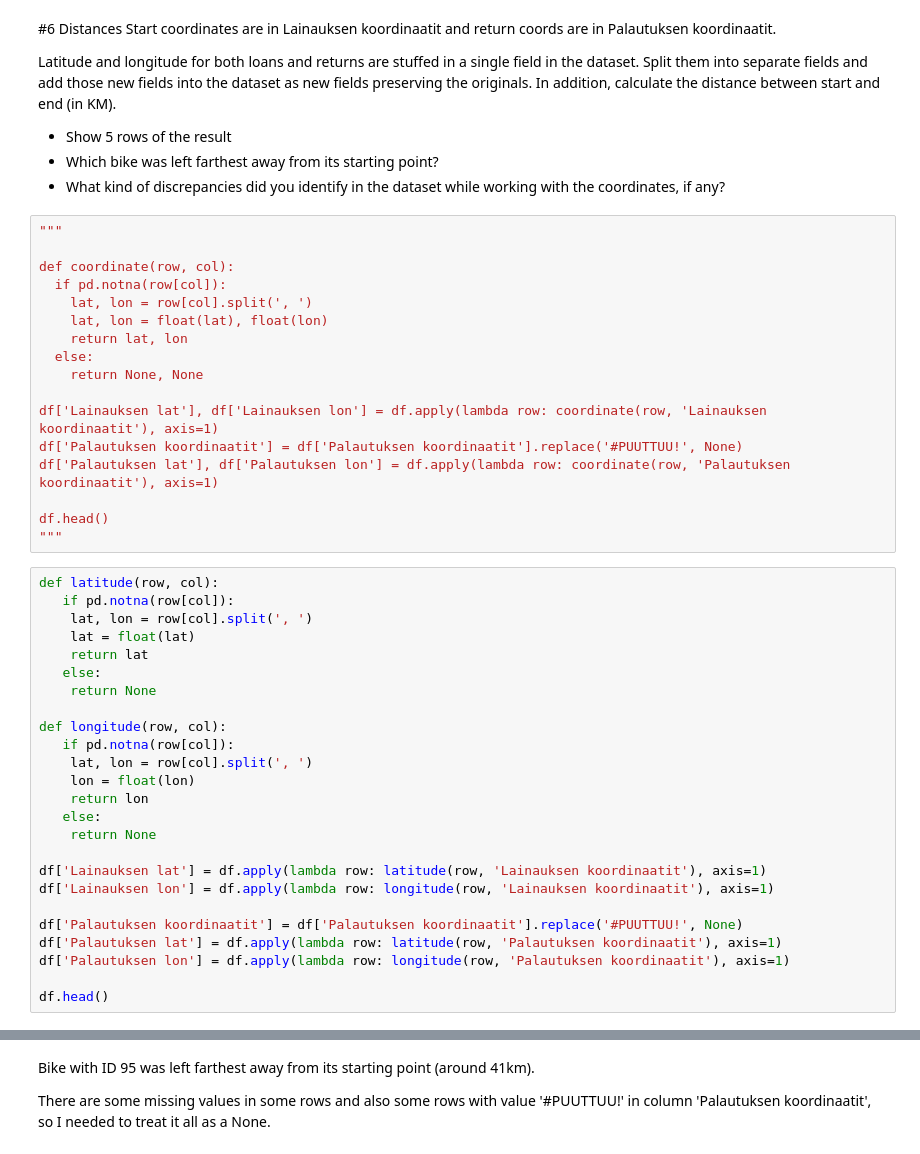
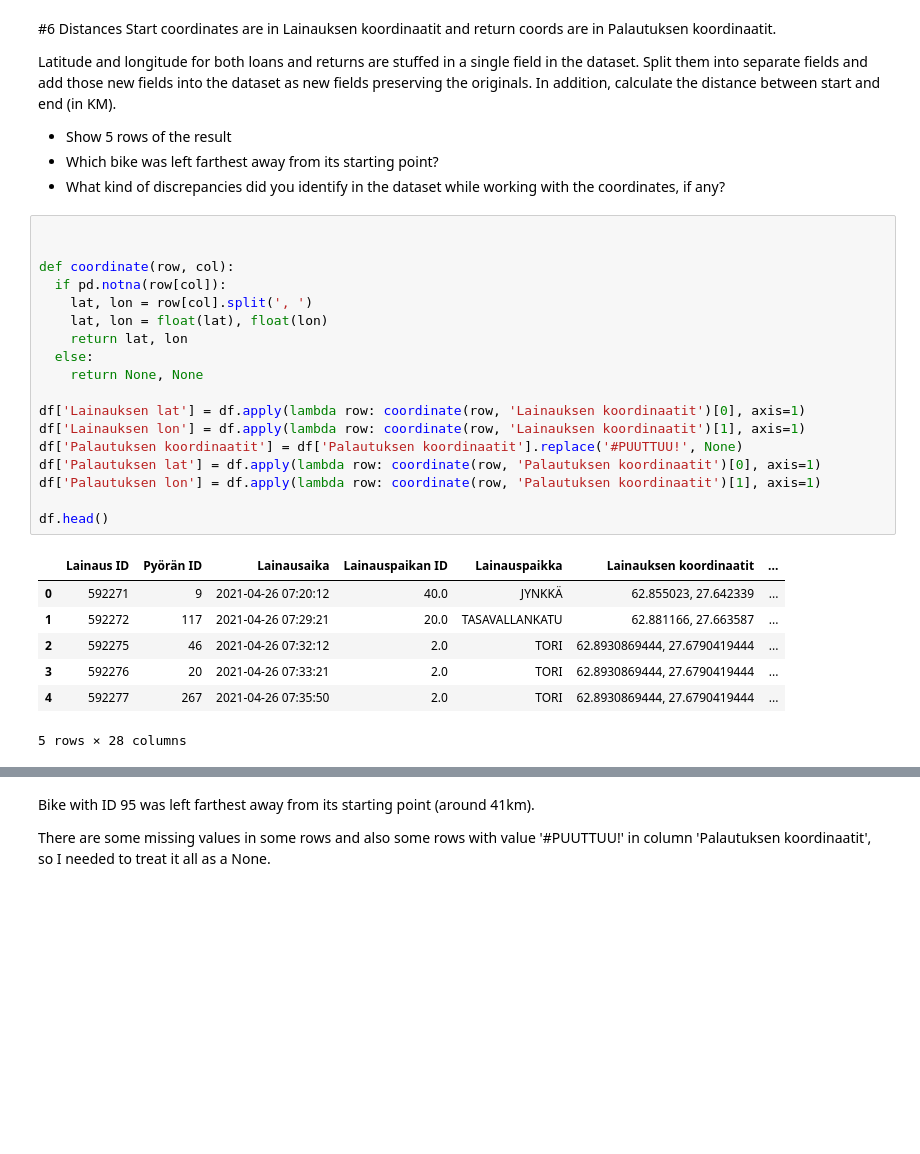
Before and after one commit to TanjaMenkovic/task, a Jupyter notebook: bikes.ipynb, the cells around one changed output, grey strips where cells are left out. Cells and saved outputs as stored; diff of their text form; blank space fills up the shorter version.

```diff
--- a/bikes.ipynb
+++ b/bikes.ipynb
@@ -154,47 +236,31 @@ preserving the originals. In addition, calculate the distance between start and
 * What kind of discrepancies did you identify in the dataset while working with the
 coordinates, if any?
 # %%
-"""
+
 
 def coordinate(row, col):
   if pd.notna(row[col]):
     lat, lon = row[col].split(', ')
     lat, lon = float(lat), float(lon)
     return lat, lon
   else:
     return None, None
 
-df['Lainauksen lat'], df['Lainauksen lon'] = df.apply(lambda row: coordinate(row, 'Lainauksen koordinaatit'), axis=1)
+df['Lainauksen lat'] = df.apply(lambda row: coordinate(row, 'Lainauksen koordinaatit')[0], axis=1)
+df['Lainauksen lon'] = df.apply(lambda row: coordinate(row, 'Lainauksen koordinaatit')[1], axis=1)
 df['Palautuksen koordinaatit'] = df['Palautuksen koordinaatit'].replace('#PUUTTUU!', None)
-df['Palautuksen lat'], df['Palautuksen lon'] = df.apply(lambda row: coordinate(row, 'Palautuksen koordinaatit'), axis=1)
+df['Palautuksen lat'] = df.apply(lambda row: coordinate(row, 'Palautuksen koordinaatit')[0], axis=1)
+df['Palautuksen lon'] = df.apply(lambda row: coordinate(row, 'Palautuksen koordinaatit')[1], axis=1)
 
 df.head()
-"""
+# %% [output]
+|  | Lainaus ID | Pyörän ID | Lainausaika | Lainauspaikan ID | Lainauspaikka | Lainauksen koordinaatit | ... |
+| 0 | 592271 | 9 | 2021-04-26 07:20:12 | 40.0 | JYNKKÄ | 62.855023, 27.642339 | ... |
+| 1 | 592272 | 117 | 2021-04-26 07:29:21 | 20.0 | TASAVALLANKATU | 62.881166, 27.663587 | ... |
+| 2 | 592275 | 46 | 2021-04-26 07:32:12 | 2.0 | TORI | 62.8930869444, 27.6790419444 | ... |
+| 3 | 592276 | 20 | 2021-04-26 07:33:21 | 2.0 | TORI | 62.8930869444, 27.6790419444 | ... |
+| 4 | 592277 | 267 | 2021-04-26 07:35:50 | 2.0 | TORI | 62.8930869444, 27.6790419444 | ... |
+5 rows × 28 columns
-# %%
-def latitude(row, col):
-   if pd.notna(row[col]):
-    lat, lon = row[col].split(', ')
-    lat = float(lat)
-    return lat
-   else:
-    return None
-
-def longitude(row, col):
-   if pd.notna(row[col]):
-    lat, lon = row[col].split(', ')
-    lon = float(lon)
-    return lon
-   else:
-    return None
-
-df['Lainauksen lat'] = df.apply(lambda row: latitude(row, 'Lainauksen koordinaatit'), axis=1)
-df['Lainauksen lon'] = df.apply(lambda row: longitude(row, 'Lainauksen koordinaatit'), axis=1)
-
-df['Palautuksen koordinaatit'] = df['Palautuksen koordinaatit'].replace('#PUUTTUU!', None)
-df['Palautuksen lat'] = df.apply(lambda row: latitude(row, 'Palautuksen koordinaatit'), axis=1)
-df['Palautuksen lon'] = df.apply(lambda row: longitude(row, 'Palautuksen koordinaatit'), axis=1)
-
-df.head()
 # %%
 from math import radians, cos, sin, asin, sqrt
 
```
Also changed, not shown: parts of 17 cells of this notebook.
